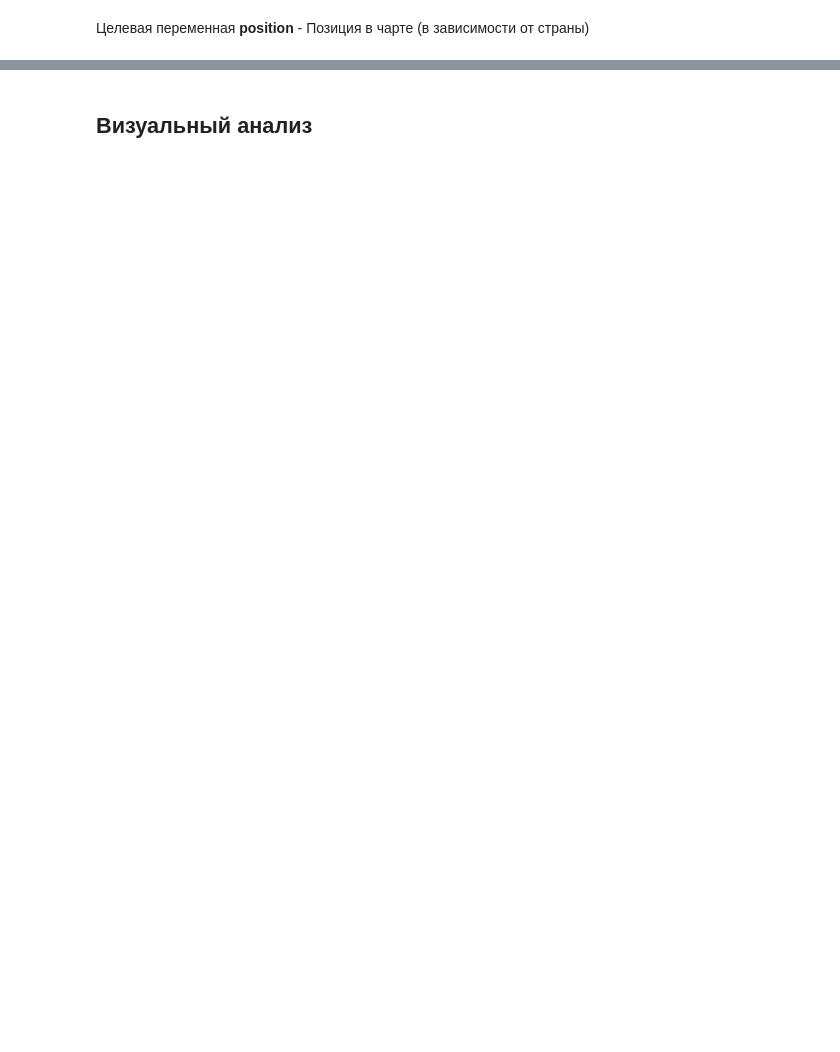
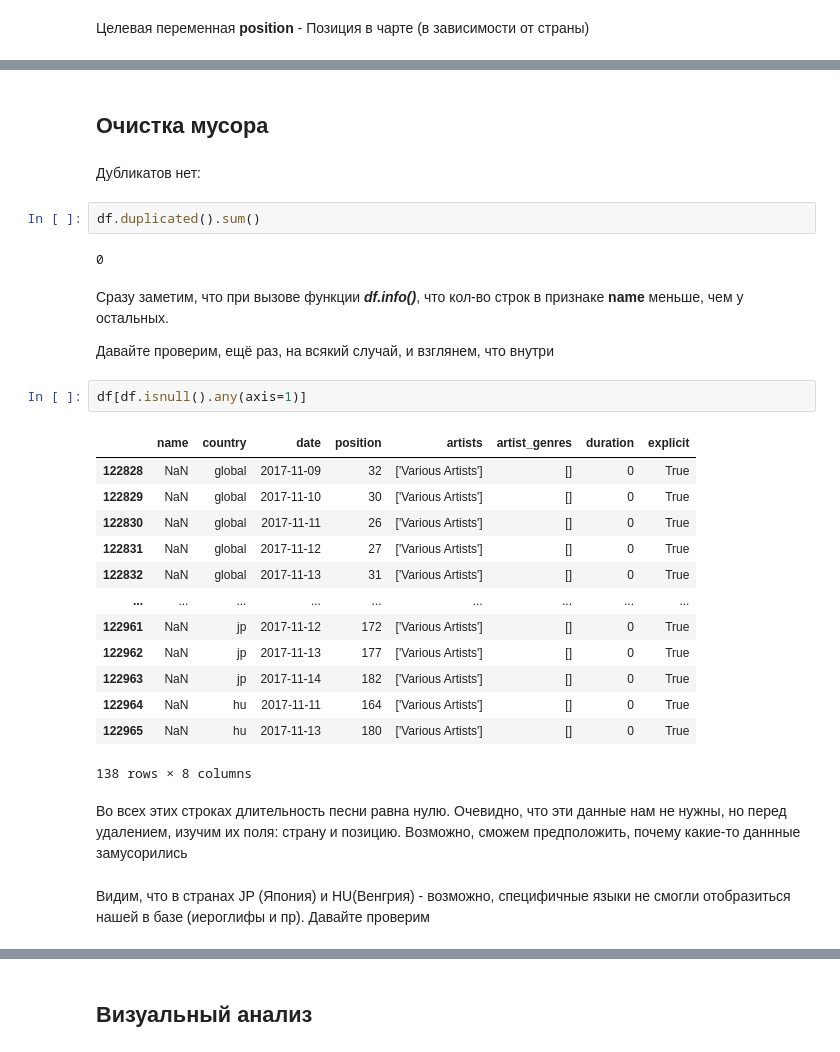
Before and after one commit to AlimKugot/DataScience, a Jupyter notebook: Code.ipynb, the cells around one changed output, grey strips where cells are left out. Saved outputs shown, nothing was run; the diff lists cells and outputs as text; blank space fills up the shorter version.

```diff
--- a/Code.ipynb
+++ b/Code.ipynb
@@ -80,0 +94,32 @@ df.
+# %% [markdown]
+## Очистка мусора
+# %% [markdown]
+Дубликатов нет:
+# %%
+df.duplicated().sum()
+# %% [output]
+0
+# %% [markdown]
+Сразу заметим, что при вызове функции ***df.info()***, что кол-во строк в признаке **name** меньше, чем у остальных.
+
+Давайте проверим, ещё раз, на всякий случай, и взглянем, что внутри
+# %%
+df[df.isnull().any(axis=1)]
+# %% [output]
+|  | name | country | date | position | artists | artist_genres | duration | explicit |
+| 122828 | NaN | global | 2017-11-09 | 32 | ['Various Artists'] | [] | 0 | True |
+| 122829 | NaN | global | 2017-11-10 | 30 | ['Various Artists'] | [] | 0 | True |
+| 122830 | NaN | global | 2017-11-11 | 26 | ['Various Artists'] | [] | 0 | True |
+| 122831 | NaN | global | 2017-11-12 | 27 | ['Various Artists'] | [] | 0 | True |
+| 122832 | NaN | global | 2017-11-13 | 31 | ['Various Artists'] | [] | 0 | True |
+| ... | ... | ... | ... | ... | ... | ... | ... | ... |
+| 122961 | NaN | jp | 2017-11-12 | 172 | ['Various Artists'] | [] | 0 | True |
+| 122962 | NaN | jp | 2017-11-13 | 177 | ['Various Artists'] | [] | 0 | True |
+| 122963 | NaN | jp | 2017-11-14 | 182 | ['Various Artists'] | [] | 0 | True |
+| 122964 | NaN | hu | 2017-11-11 | 164 | ['Various Artists'] | [] | 0 | True |
+| 122965 | NaN | hu | 2017-11-13 | 180 | ['Various Artists'] | [] | 0 | True |
+138 rows × 8 columns
+# %% [markdown]
+Во всех этих строках длительность песни равна нулю. Очевидно, что эти данные нам не нужны, но перед удалением, изучим их поля: страну и позицию. Возможно, сможем предположить, почему какие-то даннные замусорились
+# %% [markdown]
+Видим, что в странах JP (Япония) и HU(Венгрия) - возможно, специфичные языки не смогли отобразиться нашей в базе (иероглифы и пр). Давайте проверим
```
Also changed, not shown: parts of 26 cells of this notebook, 1 other file.
